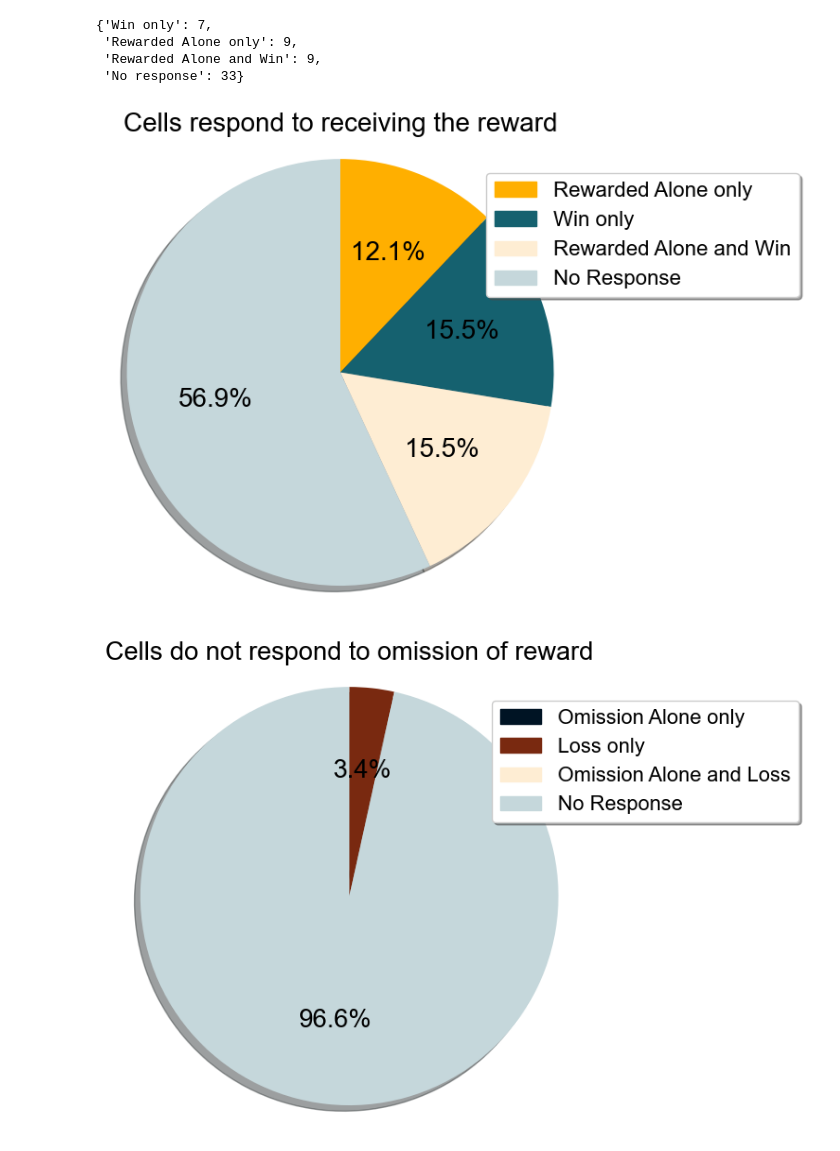
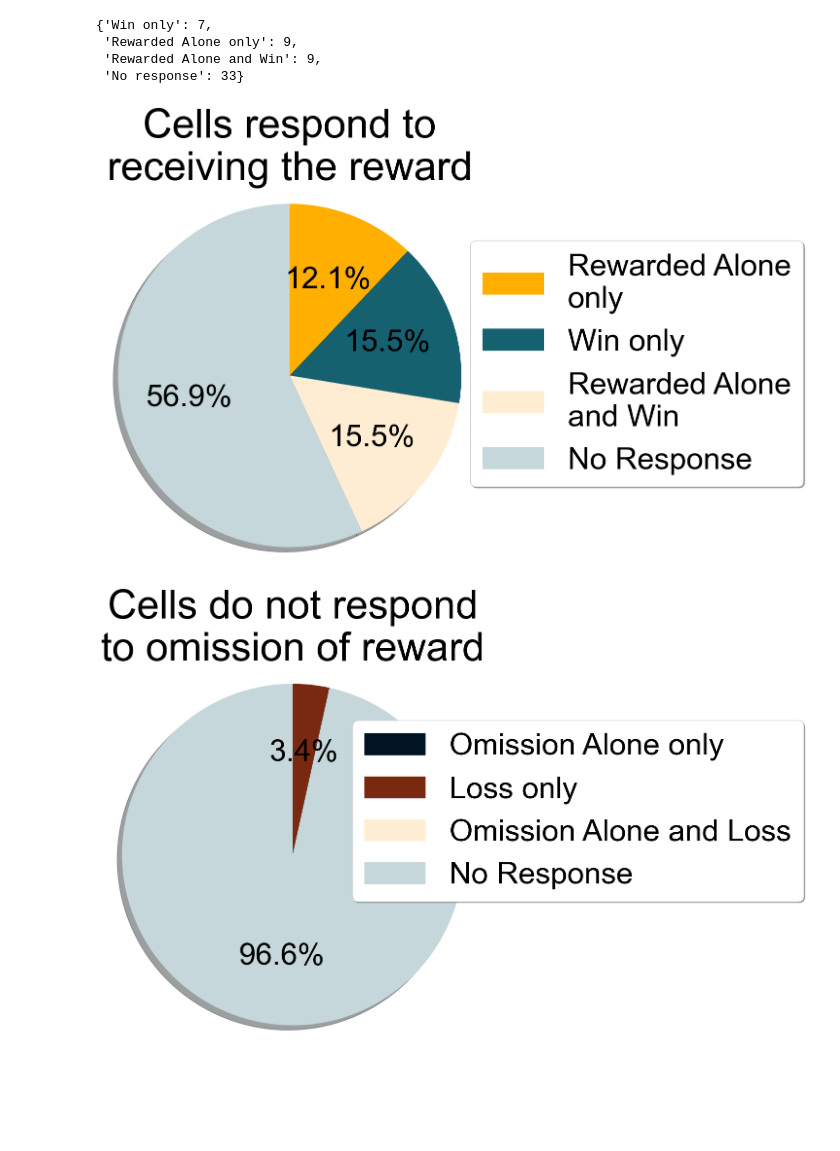
Before and after one commit to padillacoreanolab/reward_competition_ephys_analysis_with_omission_and_divider_controls, a Jupyter notebook: results/2023_02_02_rc_om_ephys_preprocessing/combined_spike_pie_plotting.ipynb, the cells around one changed output. Drawn from its saved outputs; the diff is of its cells as text; code cells hidden in the pictures; blank space fills up the shorter version.

```diff
--- a/results/2023_02_02_rc_om_ephys_preprocessing/combined_spike_pie_plotting.ipynb
+++ b/results/2023_02_02_rc_om_ephys_preprocessing/combined_spike_pie_plotting.ipynb
@@ -50,18 +50,12 @@ import spikeinterface.full as si
 # Plotting Configurations
 # %%
 # Plot Specifics
-# TITLESIZE = 60
-TITLESIZE = 20
-
-# AXESLABEL = 60
-AXESLABEL = 18
-
-# AXESTICKS = 45
-AXESTICKS = 20
+TITLESIZE = 60
+AXESLABEL = 60
+AXESTICKS = 45
 LINWID = 10
 DOTS = 25
-# LEGSIZE = 45
-LEGSIZE = 16
+LEGSIZE = 45
 # %% [markdown]
 # Reading in all the Wilcoxon Files
 # %%
@@ -159,31 +153,31 @@ def get_new_labels(sizes, labels):
     new_labels = [label if size > 1 else '' for size, label in zip(sizes, labels)]
     return new_labels
 # %%
-rewarded_patch = mpatches.Patch(color='#FFAF00', label='Rewarded Alone only')
+rewarded_patch = mpatches.Patch(color='#FFAF00', label='Rewarded Alone\nonly')
 win_patch = mpatches.Patch(color="#15616F", label='Win only')
-reward_and_win_patch = mpatches.Patch(color='#FEEDD3', label='Rewarded Alone and Win')
+reward_and_win_patch = mpatches.Patch(color='#FEEDD3', label='Rewarded Alone\nand Win')
 none_patch = mpatches.Patch(color='#C5D7DB', label='No Response')
 colors = ['#FFAF00', "#15616F", '#FEEDD3', '#C5D7DB']
 all_patches = [rewarded_patch, win_patch, reward_and_win_patch, none_patch]
 # %%
 # Pie chart, where the slices will be ordered and plotted counter-clockwise:
 
-fig1, ax1 = plt.subplots(figsize = (6.4,6.4))
+fig1, ax1 = plt.subplots(figsize = (10,10))
 ax1.pie(reward_or_win_firing_rate_difference_count.values(), \
         labels=['','','',''], \
         autopct=my_autopct, \
         shadow=True, startangle=90, textprops={'fontsize': AXESTICKS}, colors=colors, pctdistance=0.6, counterclock=False)
 
 ax1.axis('equal')  # Equal aspect ratio ensures that pie is drawn as a circle.
 
-plt.title("Cells respond to receiving the reward", fontsize = TITLESIZE)
-plt.legend(handles=all_patches, loc="upper right", fancybox=True, shadow=True, fontsize=LEGSIZE, bbox_to_anchor=(1.5, 0.95))
+plt.title("Cells respond to\nreceiving the reward", fontsize = TITLESIZE)
+plt.legend(handles=all_patches, loc="upper right", fancybox=True, shadow=True, fontsize=LEGSIZE, bbox_to_anchor=(1.9, 0.9))
 # plt.tight_layout()
 plt.savefig("./proc/plots/reward_and_win_pie_chart.png", bbox_inches='tight')
 plt.savefig("./proc/plots/reward_and_win_pie_chart.png", bbox_inches='tight')
 plt.show()
 # %% [output]
-[figure, old version]
+[figure, new version]
 # %%
 om_patch = mpatches.Patch(color='#001424', label='Omission Alone only')
 loss_patch = mpatches.Patch(color='#792910', label='Loss only')
@@ -194,7 +188,7 @@ all_patches = [om_patch, loss_patch, om_and_loss_patch, none_patch]
 # %%
 # Pie chart, where the slices will be ordered and plotted counter-clockwise:
 
-fig1, ax1 = plt.subplots(figsize = (6.4,6.4))
+fig1, ax1 = plt.subplots(figsize = (10,10))
 ax1.pie(omission_or_loss_firing_rate_difference_count.values(), \
         labels=['','','',''], \
         autopct=my_autopct, \
@@ -202,11 +196,11 @@ ax1.pie(omission_or_loss_firing_rate_difference_count.values(), \
 
 ax1.axis('equal')  # Equal aspect ratio ensures that pie is drawn as a circle.
 
-plt.title("Cells do not respond to omission of reward", fontsize = TITLESIZE)
-plt.legend(handles=all_patches, loc="upper right", fancybox=True, shadow=True, fontsize=LEGSIZE, bbox_to_anchor=(1.5, 0.95))
+plt.title("Cells do not respond\nto omission of reward", fontsize = TITLESIZE)
+plt.legend(handles=all_patches, loc="upper right", fancybox=True, shadow=True, fontsize=LEGSIZE, bbox_to_anchor=(1.9, 0.9))
 # plt.tight_layout()
 plt.savefig("./proc/plots/om_and_loss_pie_chart.png", bbox_inches='tight')
 plt.savefig("./proc/plots/om_and_loss_pie_chart.svg", bbox_inches='tight')
 plt.show()
 # %% [output]
-[figure, old version]
+[figure, new version]
```
Also changed, not shown: 1 other file.
